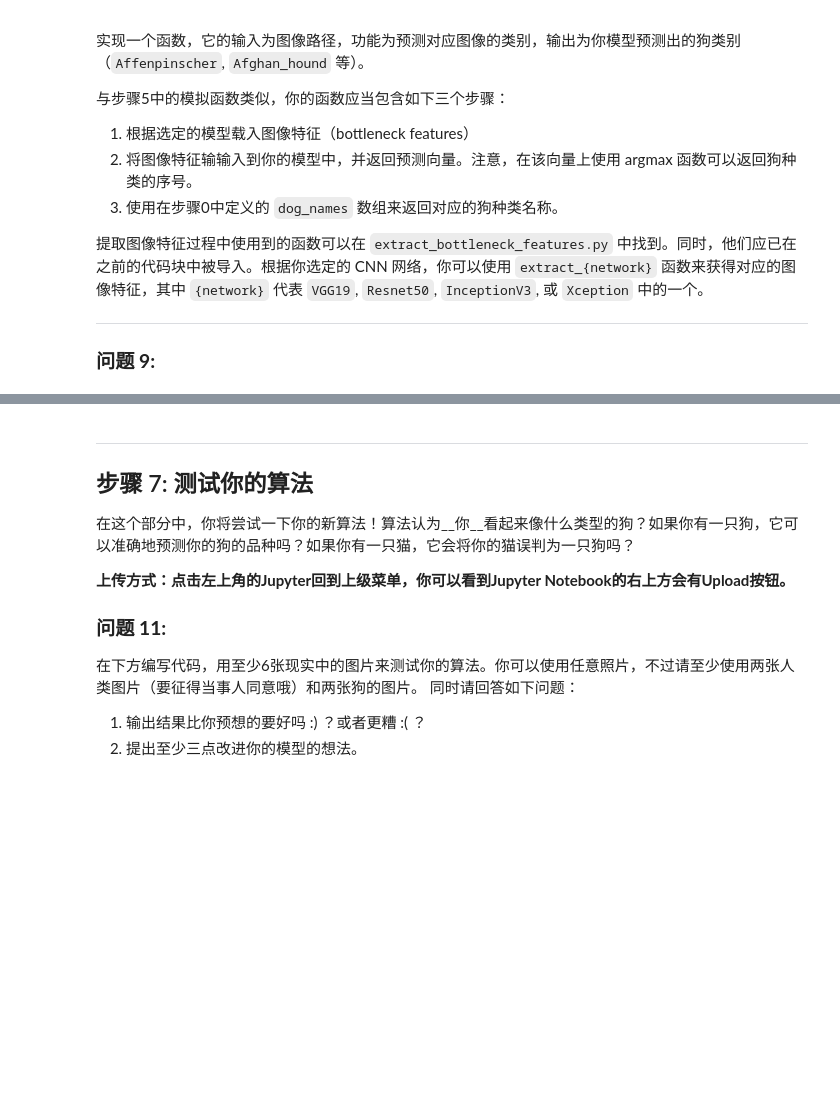
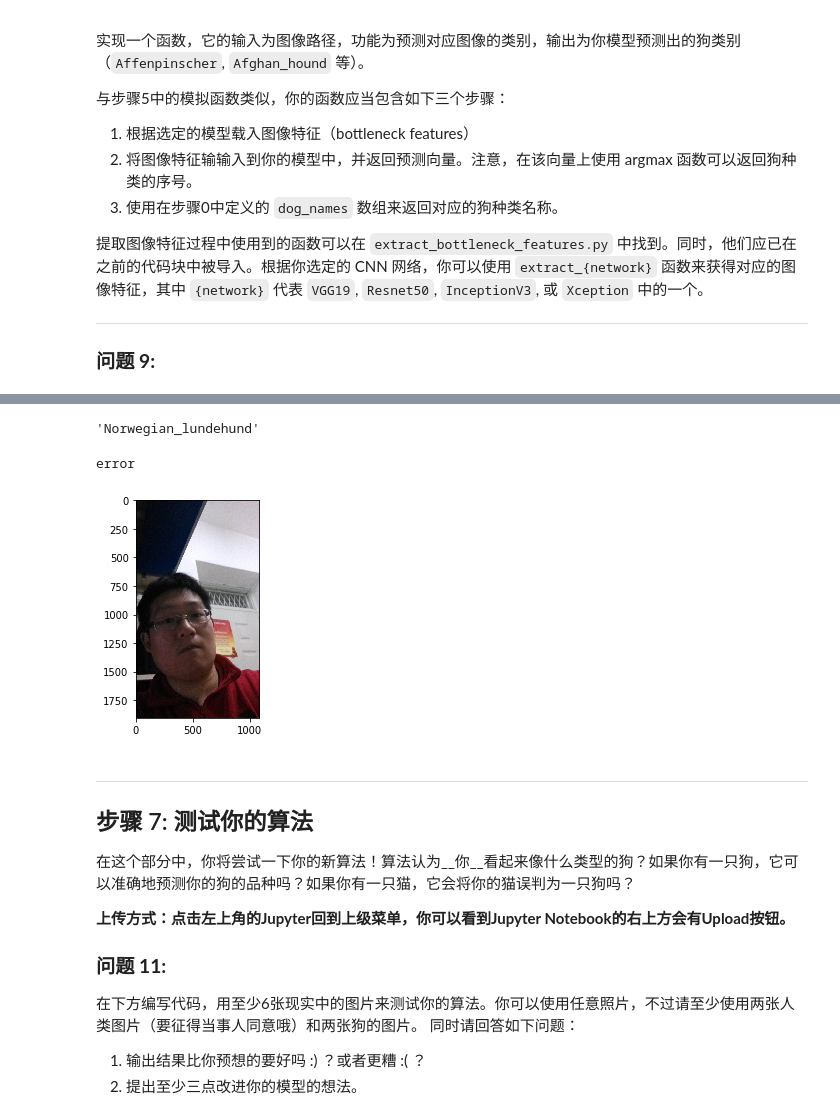
Before and after one commit to livydong/cn-deep-learning, a Jupyter notebook: dog-project/dog_app_zh.ipynb, the cells around one changed output, grey strips where cells are left out. Cells and saved outputs as stored; diff of their text form; code cells hidden in the pictures; blank space fills up the shorter version.

```diff
--- a/dog-project/dog_app_zh.ipynb
+++ b/dog-project/dog_app_zh.ipynb
@@ -687,10 +757,11 @@ VGG16_model.compile(loss='categorical_crossentropy', optimizer='rmsprop', metric
 当然，你也可以对训练集进行 [数据增强](https://blog.keras.io/building-powerful-image-classification-models-using-very-little-data.html) 以优化模型的表现，不过这不是必须的步骤。
 # %%
 ### TODO: 训练模型
+
 
 checkpointer = ModelCheckpoint(filepath='saved_models/weights.best.VGG19.hdf5',
                                verbose=1, save_best_only=True)
 
-VGG16_model.fit(train_VGG16, train_targets,
-          validation_data=(valid_VGG16, valid_targets),
-          epochs=20, batch_size=20, callbacks=[checkpointer], verbose=1)
+VGG19_model.fit(train_VGG19, train_targets,
+          validation_data=(valid_VGG19, valid_targets),
+          epochs=20, batch_size=20,  verbose=1)
@@ -735,3 +865,15 @@ VGG16_model.fit(train_VGG16, train_targets,
+# %%
+### TODO: 写一个函数，该函数将图像的路径作为输入
+### 然后返回此模型所预测的狗的品种
+from extract_bottleneck_features import *
+
+def Resnet50_predict_breed(img_path):
+    # 提取bottleneck特征
+    bottleneck_feature = extract_Resnet50(path_to_tensor(img_path))
+    # 获取预测向量
+    predicted_vector = Resnet50_model.predict(bottleneck_feature)
+    # 返回此模型预测的狗的品种
+    return dog_names[np.argmax(predicted_vector)]
 # %% [markdown]
 ---
 
@@ -768,3 +907,34 @@ VGG16_model.fit(train_VGG16, train_targets,
+# %%
+files = ['images/sample_cnn.png','images/American_water_spaniel_00648.jpg','images/sample_human_output.png']
+from PIL import Image
+Image.open(files[2])
+# %%
+ Resnet50_predict_breed(files[2])[7:]
+# %% [output]
+'Norwegian_lundehund'
+# %%
+### TODO: 设计你的算法
+### 自由地使用所需的代码单元数吧
+def dog_reader(file):
+    from PIL import Image
+    image = Image.open(file)
+    plt.imshow(image)
+    if dog_detector(file):
+        breed = Resnet50_predict_breed(file)[7:]
+        print('Hello dog, are you a ' + breed + '？')
+        return breed
+    if face_detector(file):
+        breed = Resnet50_predict_breed(file)[7:]
+        print('Hello human, you look like a ' + breed + '!')
+        return breed
+    else:
+        print('error')
+        return None
+# %%
+dog_reader(files[4])
+# %% [output]
+error
+[figure, added]
 # %% [markdown]
 ---
 <a id='step7'></a>
```
Also changed, not shown: parts of 29 cells of this notebook.
